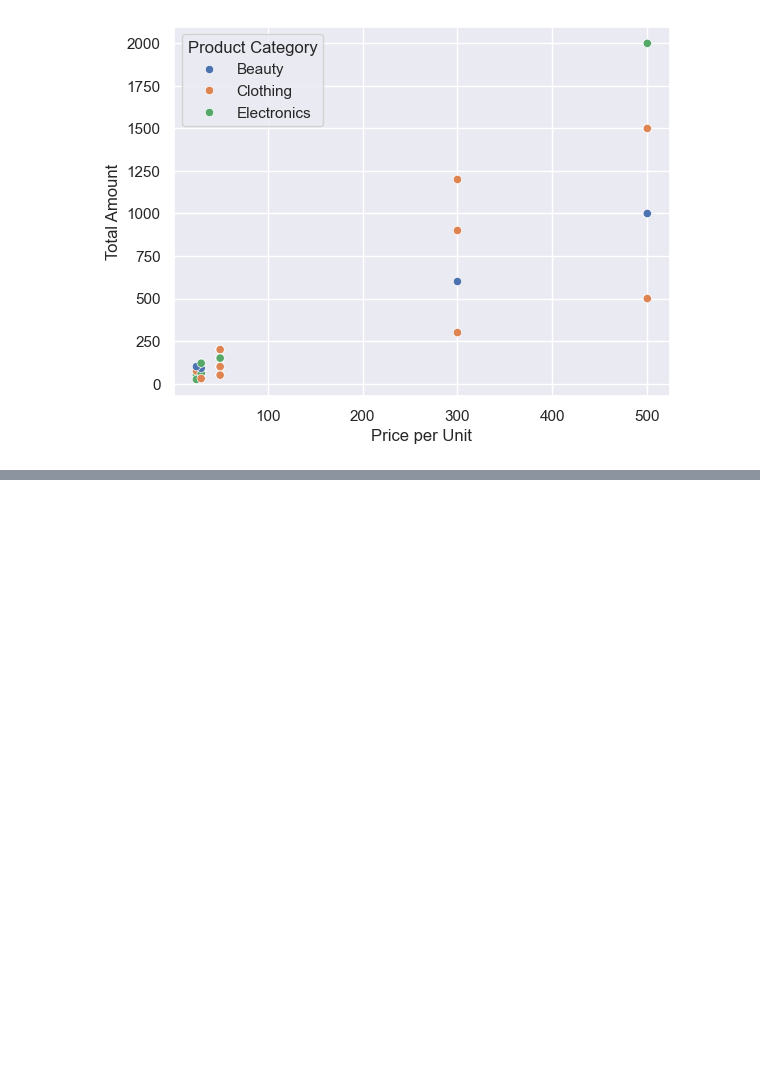
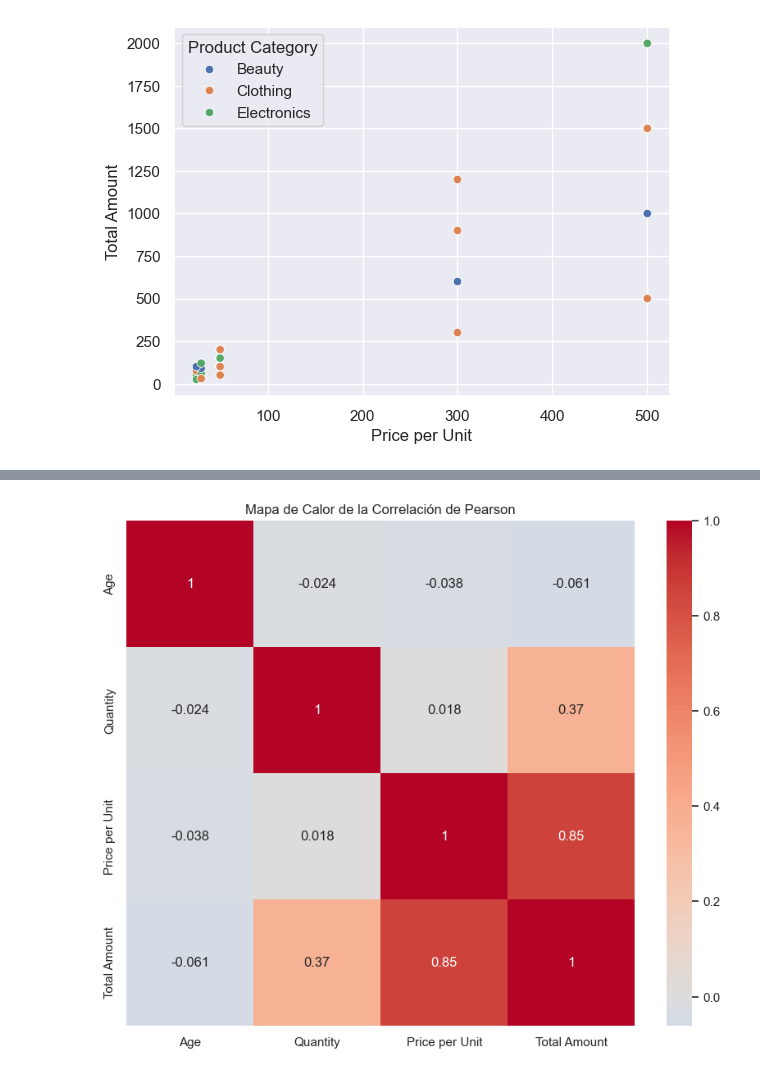
Before and after one commit to qbk90/retail-sales-analysis, a Jupyter notebook: notebooks/analisis_visual.ipynb, the cells around one changed output, grey strips where cells are left out. Drawn from its saved outputs; the diff is of its cells as text; code cells hidden in the pictures; blank space fills up the shorter version.

Commit message:
Correlacion y mapa de calor

```diff
--- a/notebooks/analisis_visual.ipynb
+++ b/notebooks/analisis_visual.ipynb
@@ -94,0 +104,11 @@ plt.show()
+# %%
+# Analisis de Correlacion y mapa de calor
+
+# Seleccionar solo las variables numericas
+columnas_numericas = df[['Age', 'Quantity', 'Price per Unit', 'Total Amount']]
+
+# Calculo de la correlacion
+
+correlation_matrix = columnas_numericas.corr(method='pearson')
+
+correlation_matrix
@@ -94,0 +121,8 @@ plt.show()
+# %%
+# Crear un mapa de calor para la matriz de correlación de Pearson
+plt.figure(figsize=(10, 8))
+sns.heatmap(correlation_matrix, annot=True, cmap='coolwarm', center=0)
+plt.title("Mapa de Calor de la Correlación de Pearson")
+plt.show()
+# %% [output]
+[figure, added]
```
Also changed, not shown: parts of 3 cells of this notebook.
